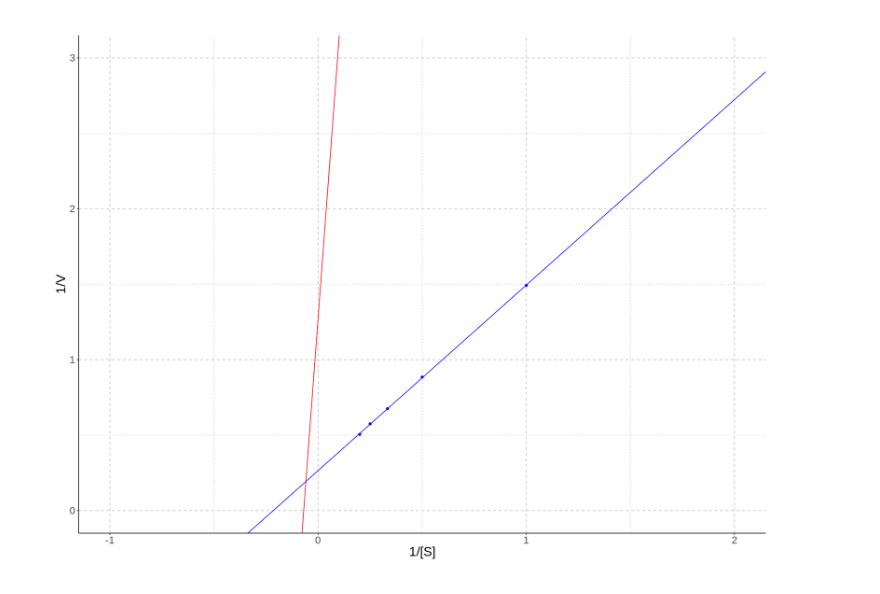
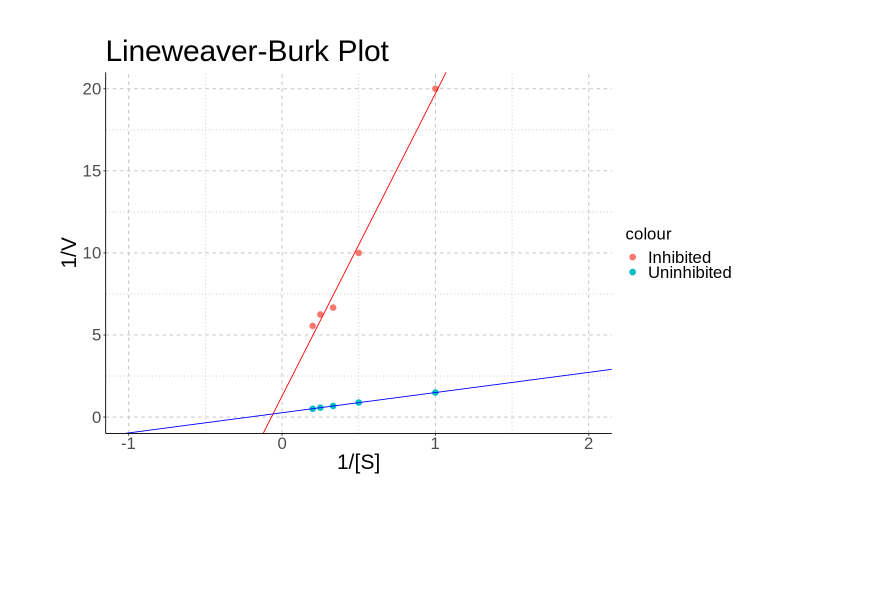
Before and after one commit to dodes24/enzymology, a Jupyter notebook: enzym_report.ipynb, the cells around one changed output. Saved outputs shown, nothing was run; the diff lists cells and outputs as text; code cells hidden in the pictures; blank space fills up the shorter version.

```diff
--- a/enzym_report.ipynb
+++ b/enzym_report.ipynb
@@ -91,23 +93,27 @@ intercept2 <- summary(fit2)$coefficients[1]
 
 # plot the data into one plot using ggplot
 ggplot() +
-  geom_point(data = inhibited_reciprocal, aes(x = Substrate, y = Rate), color = "red") +
-  geom_point(data = uninhibited_reciprocal, aes(x = Substrate, y = Rate), color = "blue") +
+  geom_point(data = inhibited_reciprocal, aes(x = Substrate, y = Rate, color = "Inhibited"), size = 3) +
+  geom_point(data = uninhibited_reciprocal, aes(x = Substrate, y = Rate, color = "Uninhibited"), size = 3) +
   geom_abline(intercept = intercept, slope = slope, color = "red") +
   geom_abline(intercept = intercept2, slope = slope2, color = "blue") +
   labs(x = "1/[S]", y = "1/V") +
+  # title
+  ggtitle("Lineweaver-Burk Plot") +
+  # add legend
+  labs(fill = "Legend") +
   theme_classic() +
   # want x axis to start at -5
   scale_x_continuous(limits = c(-1, 2)) +
-  scale_y_continuous(limits = c(0, 3)) +
-
+  scale_y_continuous(limits = c(0, 20)) +
   theme(panel.grid.major = element_line(color = "gray", linetype = "dashed"),
         panel.grid.minor = element_line(color = "gray", linetype = "dotted"),
-        axis.title.x = element_text(size = 20),
-        axis.title.y = element_text(size = 20),
-        axis.text.x = element_text(size = 16),
-        axis.text.y = element_text(size = 16),
-        legend.text = element_text(size = 16),
-        legend.title = element_text(size = 16)) +
+        axis.title.x = element_text(size = 25),
+        axis.title.y = element_text(size = 25),
+        axis.text.x = element_text(size = 20),
+        axis.text.y = element_text(size = 20),
+        title = element_text(size = 30),
+        legend.text = element_text(size = 20),
+        legend.title = element_text(size = 20)) +
   theme(plot.margin = unit(c(1,1,1,1), "cm"))
 # %% [output]
@@ -116 +120 @@ Warning message:
-[figure, old version]
+[figure, new version]
```
Also changed, not shown: parts of 9 cells of this notebook.
